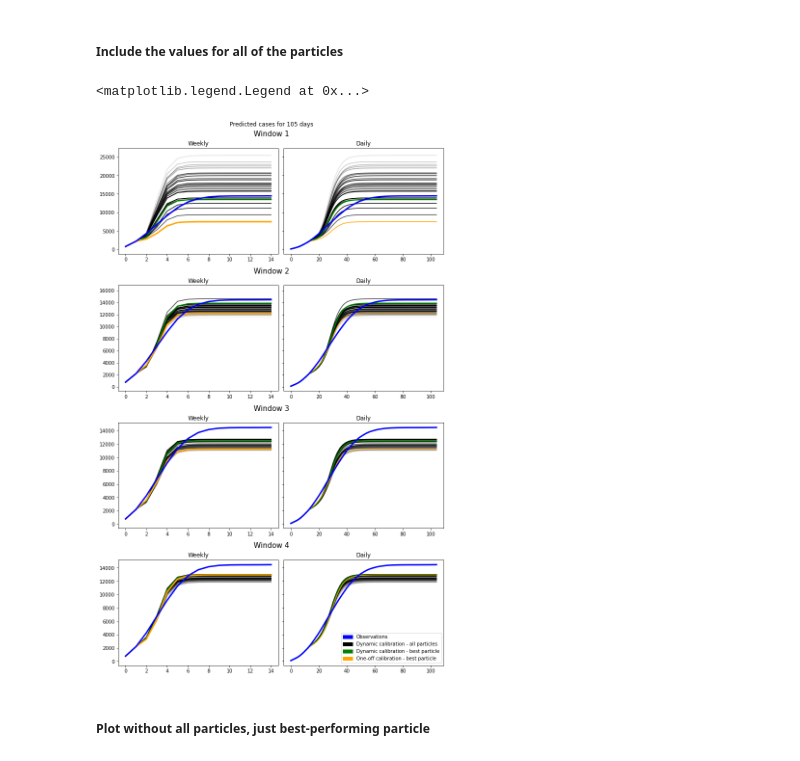
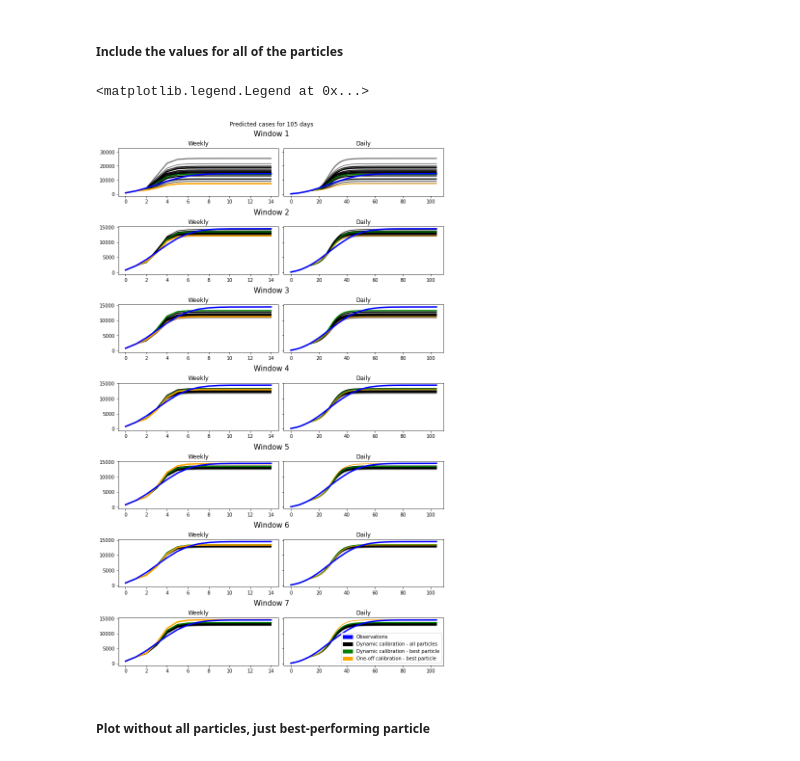
Before and after one commit to Urban-Analytics/RAMP-UA, a Jupyter notebook: experiments/calibration/AnalyseResults-5pops,100particles.ipynb, the cells around one changed output. Cells and saved outputs as stored; diff of their text form; code cells hidden in the pictures.

Commit message:
with extra windows!

```diff
--- a/experiments/calibration/AnalyseResults-5pops,100particles.ipynb
+++ b/experiments/calibration/AnalyseResults-5pops,100particles.ipynb
@@ -34,7 +34,7 @@ from pyabc.transition.multivariatenormal import MultivariateNormalTransition  #
 #### Read in history.pkl objects
 # %%
 history_dict = {}
-windows  =4
+windows  =8
 for window in range(1,windows+1):
     fname = "Outputs/New/abc_history_8windows_window{}, 5pops_100particles_Crb0.019_1653498572.pkl".format(window)
     with open(fname, "rb") as f:
@@ -448,6 +452,10 @@ oneoff_calib_best_params_dict["56days"] = {"asymptomatic":0.342702, "presymptoma
                       "retail": 0.696863, "secondary_school": 0.867542,  "symptomatic": 0.566671, "work":0.021126}
 oneoff_calib_best_params_dict["70days"] = {"asymptomatic":0.320214, "presymptomatic":0.524330,  "primary_school": 0.557747,
                       "retail": 0.997511, "secondary_school": 0.838509,  "symptomatic": 0.662427, "work":0.007837}
+oneoff_calib_best_params_dict["84days"] = {"asymptomatic":0.313048, "presymptomatic":0.256664,  "primary_school": 0.840234,
+                      "retail": 0.743463, "secondary_school": 0.882046,  "symptomatic": 1.066678, "work":0.007649}
+oneoff_calib_best_params_dict["98days"] = {"asymptomatic":0.339973, "presymptomatic":0.361275,  "primary_school": 0.789146,
+                      "retail": 0.896014, "secondary_school": 0.818742,  "symptomatic": 0.695047, "work":0.004097}
 # %% [markdown]
 ##### Use these parameter values to run the OpenCL model and save the predictions
 # %%
@@ -503,10 +511,10 @@ IPython.OutputArea.prototype._should_scroll = function(lines) {
 # %% [markdown]
 ##### Include the values for all of the particles
 # %%
-windows= list(window_lengths_dict.keys())
+windows= list(window_lengths_dict.keys())[:-1]
 
 # create 3x1 subplots
-fig, axs = plt.subplots(nrows=len(windows_dict), ncols=1, constrained_layout=True, figsize = (10,16))
+fig, axs = plt.subplots(nrows=len(windows_dict)-1, ncols=1, constrained_layout=True, figsize = (10,16))
 fig.suptitle('Predicted cases for 105 days')
 
 # clear subplots
@@ -560,33 +568,33 @@ for row, subfig in enumerate(subfigs):
         # PLot daily data
         elif col ==1:
             x = range(len(OpenCLRunner.get_cumulative_daily_infections(this_windows_dict['summaries'][1])))
             ### Dynamic calibration
             # Plot model predictions for each particle in final population
             for i in range(len(this_windows_dict['summaries'])):
                 ax.plot(x, OpenCLRunner.get_cumulative_daily_infections(this_windows_dict['summaries'][i]),
                 color="black", alpha=1 - distance_norm[i]) # (1-x because high distance is bad)
             # Plot model predictions from best performing particle
             dynamic_calib_best_params_modelled_daily = dynamic_calib_best_params_modelled_daily_dict[windows[windows_i]]
             ax.plot(range(len(dynamic_calib_best_params_modelled_daily)), dynamic_calib_best_params_modelled_daily, label="BestParams - {}".format(window), color='green',
                   linestyle='solid', linewidth =2.5)
             ### One-off calibration
             # plot model predictions
             ax.plot(x, oneoff_calib_best_params_modelled_daily, label="sim", color="orange")
             # Plot observations
             ax.plot(x, cases_devon_daily[0:105], label="Observations", linewidth = 3, color="blue")
             ax.set_title('Daily')
 
     # move on to next window
     windows_i = windows_i+1
 
 # Create patches for legend
 black_patch = mpatches.Patch(color='black', label='Dynamic calibration - all particles')
 blue_patch = mpatches.Patch(color='blue', label='Observations')
 orange_patch = mpatches.Patch(color='orange', label='One-off calibration - best particle')
 green_patch = mpatches.Patch(color='green', label='Dynamic calibration - best particle')
 plt.legend(handles=[blue_patch, black_patch, green_patch,  orange_patch], loc="lower right", fontsize= 10)#, bbox_to_anchor=(2.2, 8.6))
 # %% [output]
 <matplotlib.legend.Legend at 0x...>
-[figure, old version]
+[figure, new version]
 # %% [markdown]
 ##### Plot without all particles, just best-performing particle
```
Also changed, not shown: parts of 8 cells of this notebook.
